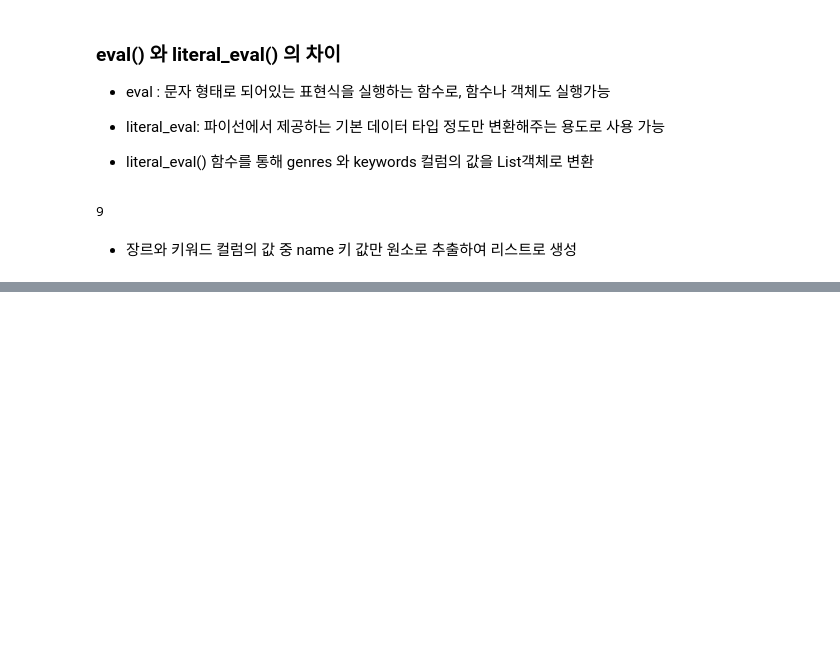
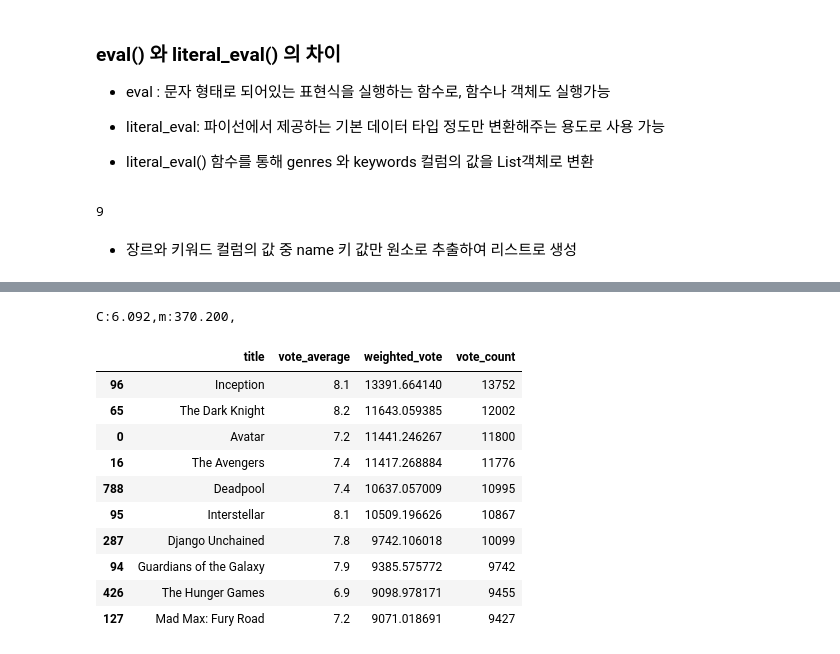
Before and after one commit to Ropung/data-analysis, a Jupyter notebook: 18. 콘텐츠 기반 필터링/콘텐츠 기반 필터링.ipynb, the cells around one changed output, grey strips where cells are left out. Cells and saved outputs as stored; diff of their text form; code cells hidden in the pictures; blank space fills up the shorter version.

```diff
--- a/18. 콘텐츠 기반 필터링/콘텐츠 기반 필터링.ipynb
+++ b/18. 콘텐츠 기반 필터링/콘텐츠 기반 필터링.ipynb
@@ -92,0 +115,3 @@ movies_df['keywords'] = movies_df['keywords'].apply(lambda x : [ y['name'] for y
+# %%
+movies_df['genres_literal'] = movies_df['genres'].apply(lambda x: ' '.join(x))
+movies_df['genres_literal']
@@ -92,0 +233,28 @@ movies_df['keywords'] = movies_df['keywords'].apply(lambda x : [ y['name'] for y
+# %%
+C = movies_df['vote_average'].mean()
+m = movies_df['vote_count'].quantile(0.6)
+print(f'C:{C:.3f},m:{m:.3f},')
+# %% [output]
+C:6.092,m:370.200,
+# %%
+def weighted_vote_average(record):
+  v = record['vote_count']
+  R = record['vote_count']
+
+  return ((v/(v+m)) * R) + ((m/(v+m)) * C)
+
+movies_df['weighted_vote'] = movies_df.apply(weighted_vote_average, axis=1)
+# %%
+movies_df[['title','vote_average','weighted_vote','vote_count']].sort_values('weighted_vote',ascending=False)[:10]
+# %% [output]
+|  | title | vote_average | weighted_vote | vote_count |
+| 96 | Inception | 8.1 | 13391.664140 | 13752 |
+| 65 | The Dark Knight | 8.2 | 11643.059385 | 12002 |
+| 0 | Avatar | 7.2 | 11441.246267 | 11800 |
+| 16 | The Avengers | 7.4 | 11417.268884 | 11776 |
+| 788 | Deadpool | 7.4 | 10637.057009 | 10995 |
+| 95 | Interstellar | 8.1 | 10509.196626 | 10867 |
+| 287 | Django Unchained | 7.8 | 9742.106018 | 10099 |
+| 94 | Guardians of the Galaxy | 7.9 | 9385.575772 | 9742 |
+| 426 | The Hunger Games | 6.9 | 9098.978171 | 9455 |
+| 127 | Mad Max: Fury Road | 7.2 | 9071.018691 | 9427 |
```
Also changed, not shown: parts of 18 cells of this notebook, 7 other files.
